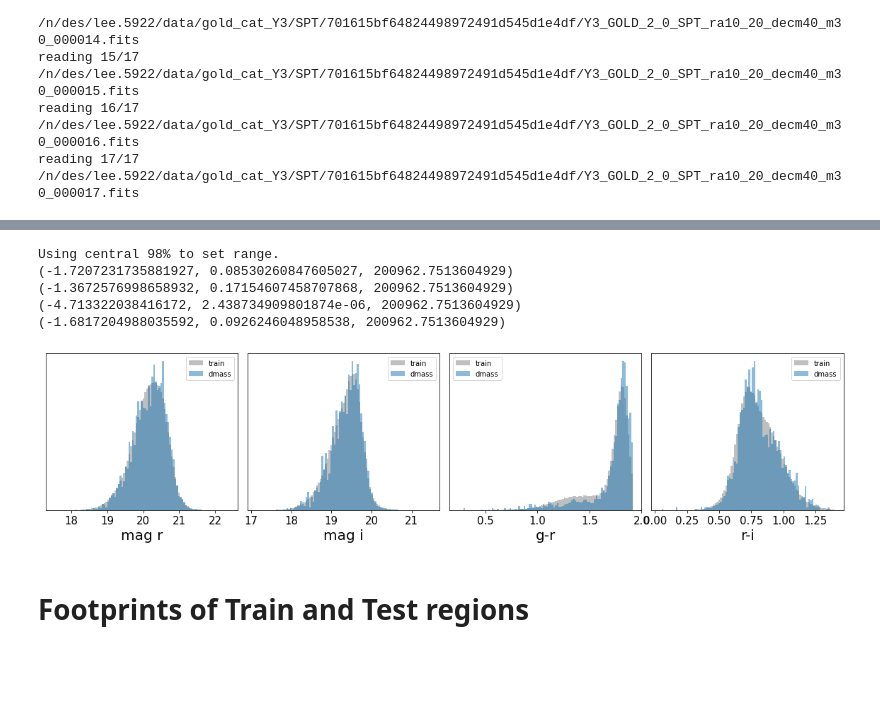
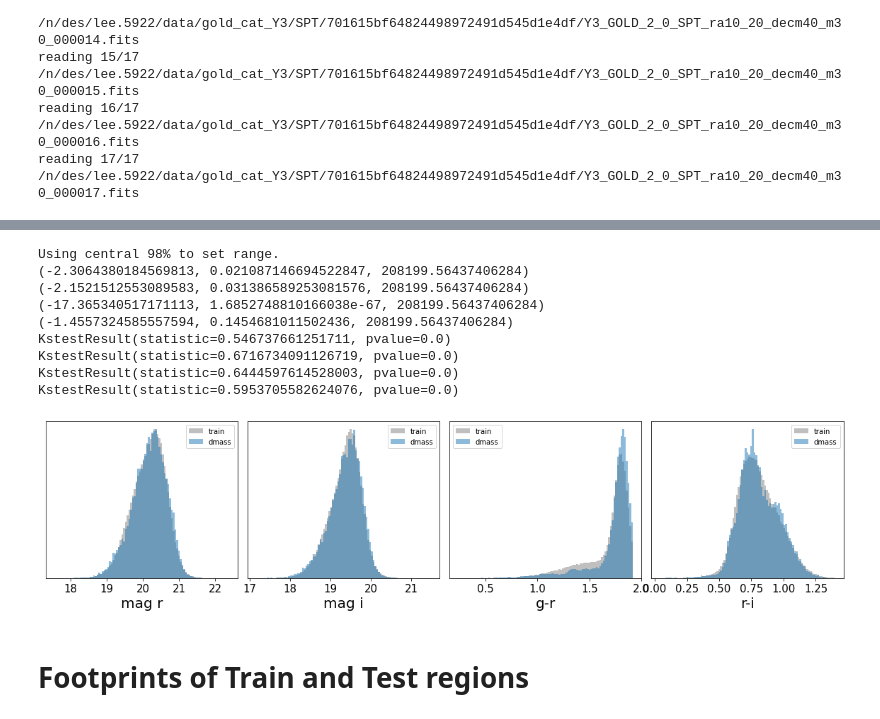
Before and after one commit to sujeong-lee/DMASS, a Jupyter notebook: code_py3/DMASS_tutorial_notebook.ipynb, the cells around one changed output, grey strips where cells are left out. Saved outputs shown, nothing was run; the diff lists cells and outputs as text; code cells hidden in the pictures; blank space fills up the shorter version.

```diff
--- a/code_py3/DMASS_tutorial_notebook.ipynb
+++ b/code_py3/DMASS_tutorial_notebook.ipynb
@@ -261,5 +264,8 @@ doVisualization_1d( data=[X_cmass_true, X_sample_cmass],
 for i in range(4):
     res = scipy.stats.ttest_ind(X_cmass_true[:,i], X_sample_cmass[:,i])
     print(res)
+for i in range(4):
+    res = scipy.stats.ks_2samp(X_no_true[:,i], X_sample_no[:,i])
+    print (res)
 # %% [output]
 Using central 98% to set range.
@@ -281,5 +291,8 @@ doVisualization_1d( data=[X_no_true, X_sample_no],
 for i in range(4):
     res = scipy.stats.ttest_ind(X_no_true[:,i], X_sample_no[:,i])
     print(res)
+for i in range(4):
+    res = scipy.stats.ks_2samp(X_no_true[:,i], X_sample_no[:,i])
+    print (res)
 # %% [output]
 Using central 98% to set range.
@@ -319,7 +339,7 @@ X_dmass_st82, Xcov = mixing_color(gold_st82_test,
 # Comparison plot for the training sample (cmass) vs. dmass sample selected in the training region
 # DMASS sample should be weighted by 'CMASS_PROB' column when plotting
 weight_dmass = gold_st82_test['CMASS_PROB']
-doVisualization_1d( data=[X_cmass_true, X_dmass_st82],
+doVisualization_1d( data=[X_sample_cmass, X_dmass_st82],
                    weight = [None, weight_dmass], # put DMASS weight here
                    labels = ['mag r', 'mag i', 'g-r', 'r-i'],
                    ranges = None,
@@ -327,7 +347,12 @@ doVisualization_1d( data=[X_cmass_true, X_dmass_st82],
                    nbins=100)
 
 # Statistical significance tests
+from statsmodels.stats.weightstats import ttest_ind
 for i in range(4):
-    res = scipy.stats.ttest_ind(X_cmass_true[:,i], X_dmass_st82[:,i])
+    res = ttest_ind(X_sample_cmass[:,i], X_dmass_st82[:,i], weights=(None, weight_dmass))
     print(res)
+for i in range(4):
+    #KS test should be weighted (not weighted here)
+    res = scipy.stats.ks_2samp(X_sample_cmass[:,i], X_dmass_st82[:,i])
+    print (res)
 # %% [output]
@@ -387,13 +416,13 @@ reading 17/17 /n/des/lee.5922/data/gold_cat_Y3/SPT/701615bf64824498972491d545d1e
 # %%
 # For a fast run, draw a random sample to reduce the sample size
 rand_ind = np.random.choice(np.arange(gold_spt.size), size = 100000)
-gold_spt_sub = gold_spt[rand_ind]
+#gold_spt_sub = gold_spt[rand_ind]
 
 # Assigning CMASS probabilities to Gold Y3
 mag = ['SOF_CM_MAG_CORRECTED', 'SOF_CM_MAG_CORRECTED']
 err = ['SOF_CM_MAG_ERR', 'SOF_CM_MAG_ERR']
 filter = ['G', 'R', 'I']
-gold_spt_test = assignCMASSProb(gold_spt_sub, clf_cmass, clf_no,
+gold_spt_test = assignCMASSProb(gold_spt, clf_cmass, clf_no,
                      cmass_fraction = cmass_fraction,
                      mag=mag, err=err, filter=filter )
 # %% [output]
@@ -408,24 +442,34 @@ X_dmass, Xcov = mixing_color(gold_spt_test,
 # %%
 weight_dmass = gold_spt_test['CMASS_PROB']
 doVisualization_1d(data=[X_sample_cmass, X_dmass],
                    weight = [None, weight_dmass],  # apply dmass weights
                    labels = ['mag r', 'mag i', 'g-r', 'r-i'],
                    ranges = None,
                    name = ['train', 'dmass'],
                    nbins=100)
 
 # Statistical significance tests
 from statsmodels.stats.weightstats import ttest_ind
 for i in range(4):
     res = ttest_ind(X_sample_cmass[:,i], X_dmass[:,i], weights=(None, weight_dmass))
     print(res)
+
+for i in range(4):
+    #KS test should be weighted (not weighted here)
+    weight_none = np.ones(X_sample_cmass[:,i].size)
+    res = scipy.stats.ks_2samp(X_sample_cmass[:,i], X_dmass[:,i])
+    print (res)
 # %% [output]
 Using central 98% to set range.
-(-1.7207231735881927, 0.08530260847605027, 200962.7513604929)
-(-1.3672576998658932, 0.17154607458707868, 200962.7513604929)
-(-4.713322038416172, 2.438734909801874e-06, 200962.7513604929)
-(-1.6817204988035592, 0.0926246048958538, 200962.7513604929)
+(-2.3064380184569813, 0.021087146694522847, 208199.56437406284)
+(-2.1521512553089583, 0.031386589253081576, 208199.56437406284)
+(-17.365340517171113, 1.6852748810166038e-67, 208199.56437406284)
+(-1.4557324585557594, 0.1454681011502436, 208199.56437406284)
+KstestResult(statistic=0.546737661251711, pvalue=0.0)
+KstestResult(statistic=0.6716734091126719, pvalue=0.0)
+KstestResult(statistic=0.6444597614528003, pvalue=0.0)
+KstestResult(statistic=0.5953705582624076, pvalue=0.0)
-[figure, old version]
+[figure, new version]
 # %% [markdown]
 # Footprints of Train and Test regions
 # %% [markdown]
```
Also changed, not shown: parts of 15 cells of this notebook, 13 other files.
